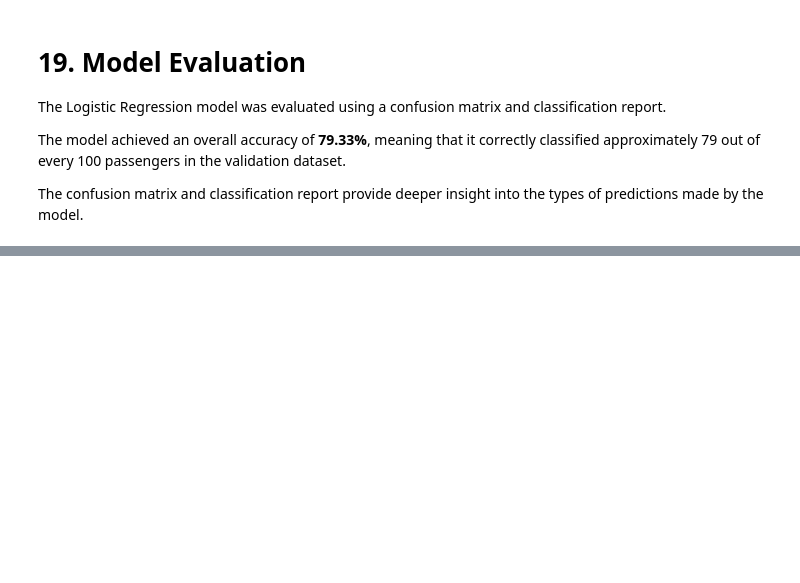
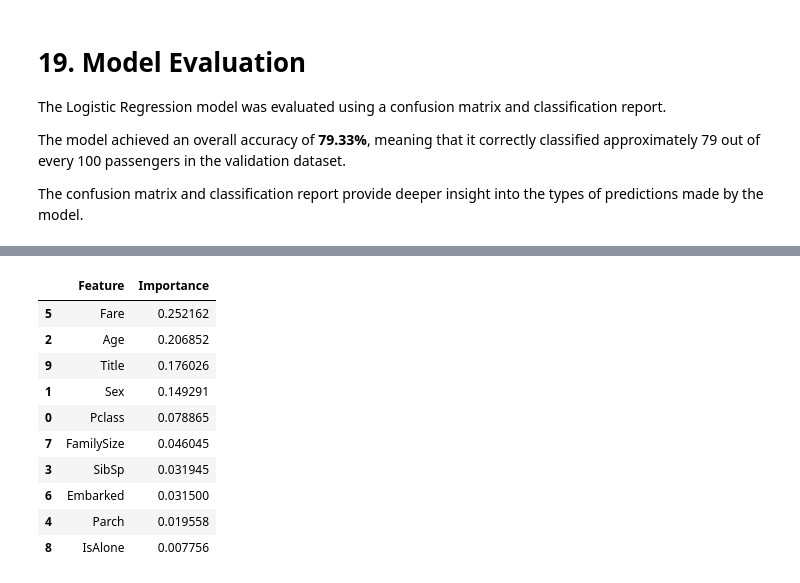
Before and after one commit to jenfanendatascience-ship-it/AI-Portfolio-2026, a Jupyter notebook: 07_Kaggle/Titanic/notebooks/Titanic_EDA.ipynb, the cells around one changed output, grey strips where cells are left out. Saved outputs shown, nothing was run; the diff lists cells and outputs as text; code cells hidden in the pictures; blank space fills up the shorter version.

```diff
--- a/07_Kaggle/Titanic/notebooks/Titanic_EDA.ipynb
+++ b/07_Kaggle/Titanic/notebooks/Titanic_EDA.ipynb
@@ -1331,0 +1342,8 @@ The confusion matrix and classification report provide deeper insight into the t
+# %%
+# ==================================
+# Decision Tree Model
+# ==================================
+
+tree_model = DecisionTreeClassifier(
+    random_state=42
+)
@@ -1331,0 +1425,9 @@ The confusion matrix and classification report provide deeper insight into the t
+# %%
+# =====================================
+# Random Forest Model
+# =====================================
+
+rf_model = RandomForestClassifier(
+    n_estimators=100,
+    random_state=42
+)
@@ -1331,0 +1492,30 @@ The confusion matrix and classification report provide deeper insight into the t
+# %%
+# =====================================
+# Feature Importance
+# =====================================
+
+import pandas as pd
+
+feature_importance = pd.DataFrame({
+    "Feature": X.columns,
+    "Importance": rf_model.feature_importances_
+})
+
+feature_importance = feature_importance.sort_values(
+    by="Importance",
+    ascending=False
+)
+
+feature_importance
+# %% [output]
+|  | Feature | Importance |
+| 5 | Fare | 0.252162 |
+| 2 | Age | 0.206852 |
+| 9 | Title | 0.176026 |
+| 1 | Sex | 0.149291 |
+| 0 | Pclass | 0.078865 |
+| 7 | FamilySize | 0.046045 |
+| 3 | SibSp | 0.031945 |
+| 6 | Embarked | 0.031500 |
+| 4 | Parch | 0.019558 |
+| 8 | IsAlone | 0.007756 |
```
Also changed, not shown: parts of 27 cells of this notebook, 1 other file.
